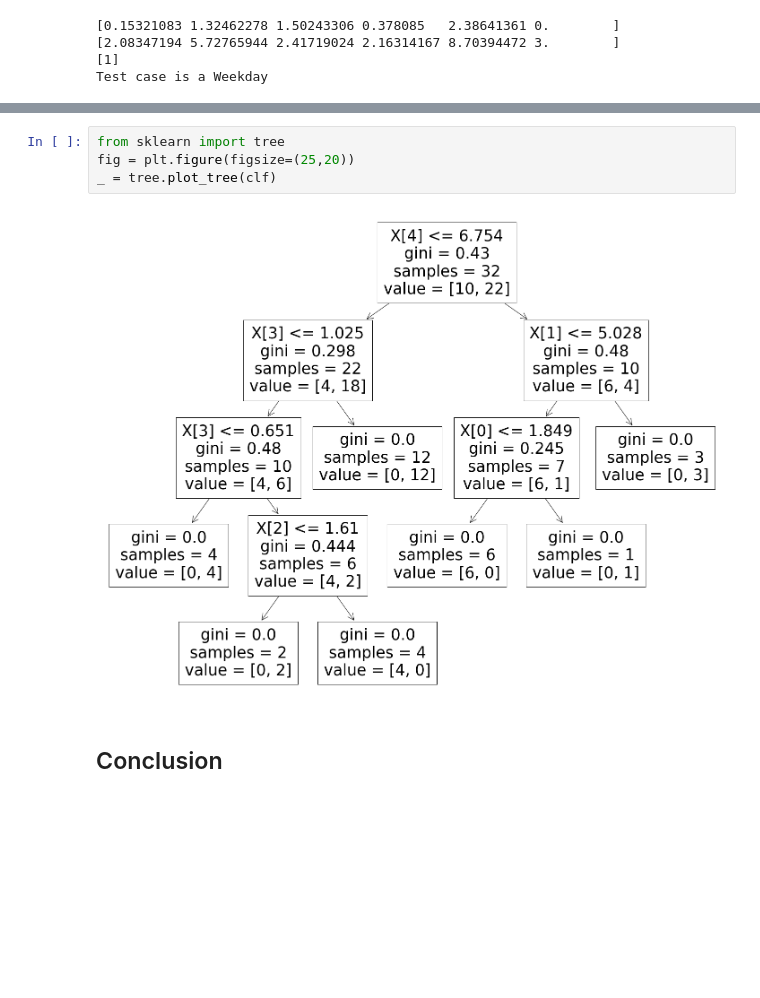
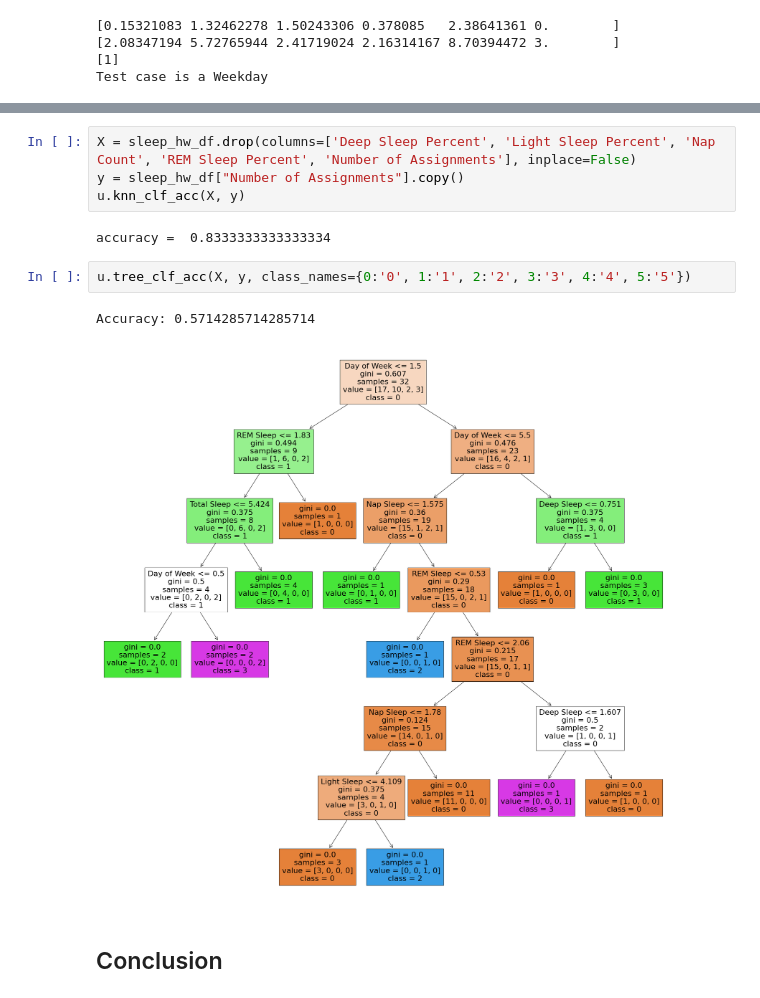
Before and after one commit to Lturner4/Sleep_vs_School, a Jupyter notebook: Sleep_vs_School.ipynb, the cells around one changed output, grey strips where cells are left out. Cells and saved outputs as stored; diff of their text form; blank space fills up the shorter version.

```diff
--- a/Sleep_vs_School.ipynb
+++ b/Sleep_vs_School.ipynb
@@ -345,9 +347,14 @@ Accuracy: 0.7142857142857143
-# %%
-from sklearn import tree
-fig = plt.figure(figsize=(25,20))
-_ = tree.plot_tree(clf)
-# %% [output]
-[figure, removed]
+# %%
+X = sleep_hw_df.drop(columns=['Deep Sleep Percent', 'Light Sleep Percent', 'Nap Count', 'REM Sleep Percent', 'Number of Assignments'], inplace=False)
+y = sleep_hw_df["Number of Assignments"].copy()
+u.knn_clf_acc(X, y)
+# %% [output]
+accuracy =  0.8333333333333334
+# %%
+u.tree_clf_acc(X, y, class_names={0:'0', 1:'1', 2:'2', 3:'3', 4:'4', 5:'5'})
+# %% [output]
+Accuracy: 0.5714285714285714
+[figure, added]
 # %% [markdown]
 ## Conclusion
 # %% [markdown]
```
Also changed, not shown: parts of 13 cells of this notebook, 1 other file.
